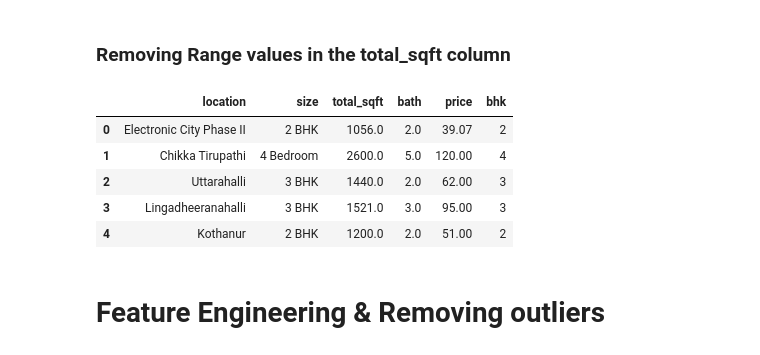
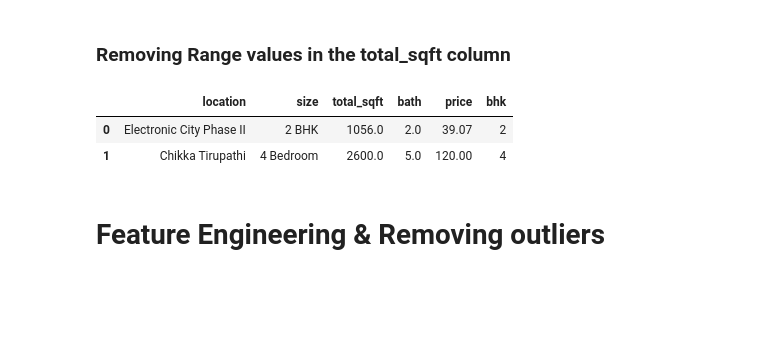
Before and after one commit to TejasPosupo/Data_Science, a Jupyter notebook: Real Estate Price Pridiction/model/Bengaluru_House_Price_Pridicition.ipynb, the cells around one changed output. Saved outputs shown, nothing was run; the diff lists cells and outputs as text; code cells hidden in the pictures; blank space fills up the shorter version.

```diff
--- a/Real Estate Price Pridiction/Bengaluru_House_Price_Pridicition.ipynb
+++ b/Real Estate Price Pridiction/model/Bengaluru_House_Price_Pridicition.ipynb
@@ -130,15 +148,13 @@ def convert_sqft_to_num(x):
         return None
 # %%
 df4 = df3.copy()
-df4['total_sqft'] = df4['total_sqft'].apply(convert_sqft_to_num)
-df4.head()
+df4.total_sqft = df4.total_sqft.apply(convert_sqft_to_num)
+df4 = df4[df4.total_sqft.notnull()]
+df4.head(2)
 # %% [output]
 |  | location | size | total_sqft | bath | price | bhk |
 | 0 | Electronic City Phase II | 2 BHK | 1056.0 | 2.0 | 39.07 | 2 |
 | 1 | Chikka Tirupathi | 4 Bedroom | 2600.0 | 5.0 | 120.00 | 4 |
-| 2 | Uttarahalli | 3 BHK | 1440.0 | 2.0 | 62.00 | 3 |
-| 3 | Lingadheeranahalli | 3 BHK | 1521.0 | 3.0 | 95.00 | 3 |
-| 4 | Kothanur | 2 BHK | 1200.0 | 2.0 | 51.00 | 2 |
 # %% [markdown]
 # Feature Engineering & Removing outliers
 # %%
```
Also changed, not shown: parts of 81 cells of this notebook, 14 other files.
